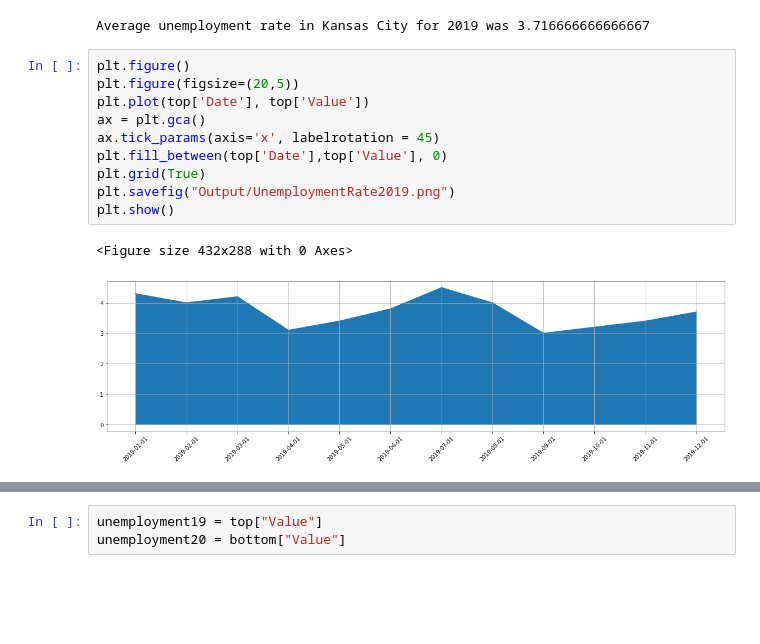
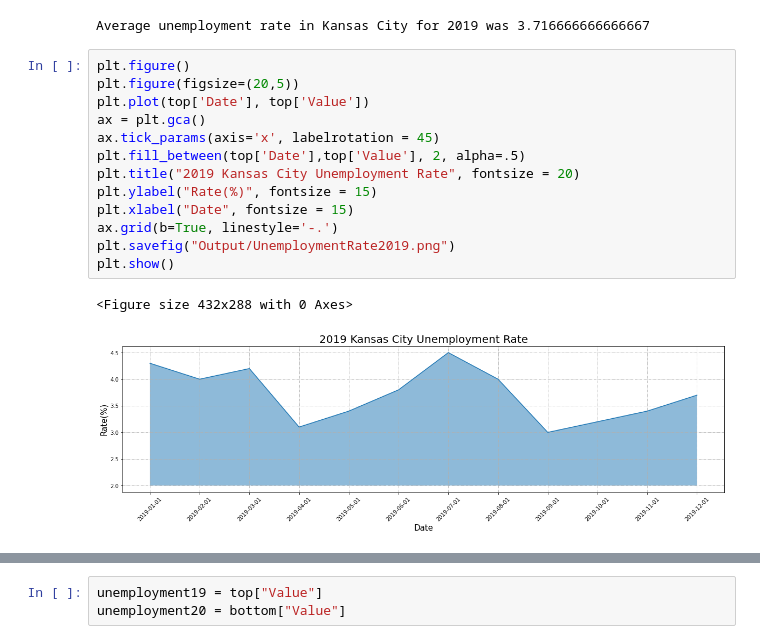
Before and after one commit to E-Weber/EKN-Project, a Jupyter notebook: Unemployment_EW/Unemployment_EW.ipynb, the cells around one changed output, grey strips where cells are left out. Saved outputs shown, nothing was run; the diff lists cells and outputs as text; blank space fills up the shorter version.

Commit message:
total unemployment

```diff
--- a/Unemployment_EW/Unemployment_EW.ipynb
+++ b/Unemployment_EW/Unemployment_EW.ipynb
@@ -69,16 +91,19 @@ Average unemployment rate in Kansas City for 2019 was 3.716666666666667
 # %%
 plt.figure()
 plt.figure(figsize=(20,5))
 plt.plot(top['Date'], top['Value'])
 ax = plt.gca()
 ax.tick_params(axis='x', labelrotation = 45)
-plt.fill_between(top['Date'],top['Value'], 0)
-plt.grid(True)
+plt.fill_between(top['Date'],top['Value'], 2, alpha=.5)
+plt.title("2019 Kansas City Unemployment Rate", fontsize = 20)
+plt.ylabel("Rate(%)", fontsize = 15)
+plt.xlabel("Date", fontsize = 15)
+ax.grid(b=True, linestyle='-.')
 plt.savefig("Output/UnemploymentRate2019.png")
 plt.show()
 # %% [output]
 <Figure size 432x288 with 0 Axes>
-[figure, old version]
+[figure, new version]
 # %%
                 # 2020 Unemployment rate information
 bottom = rate_df.loc[12:23]
```
Also changed, not shown: parts of 44 cells of this notebook, 8 other files.
